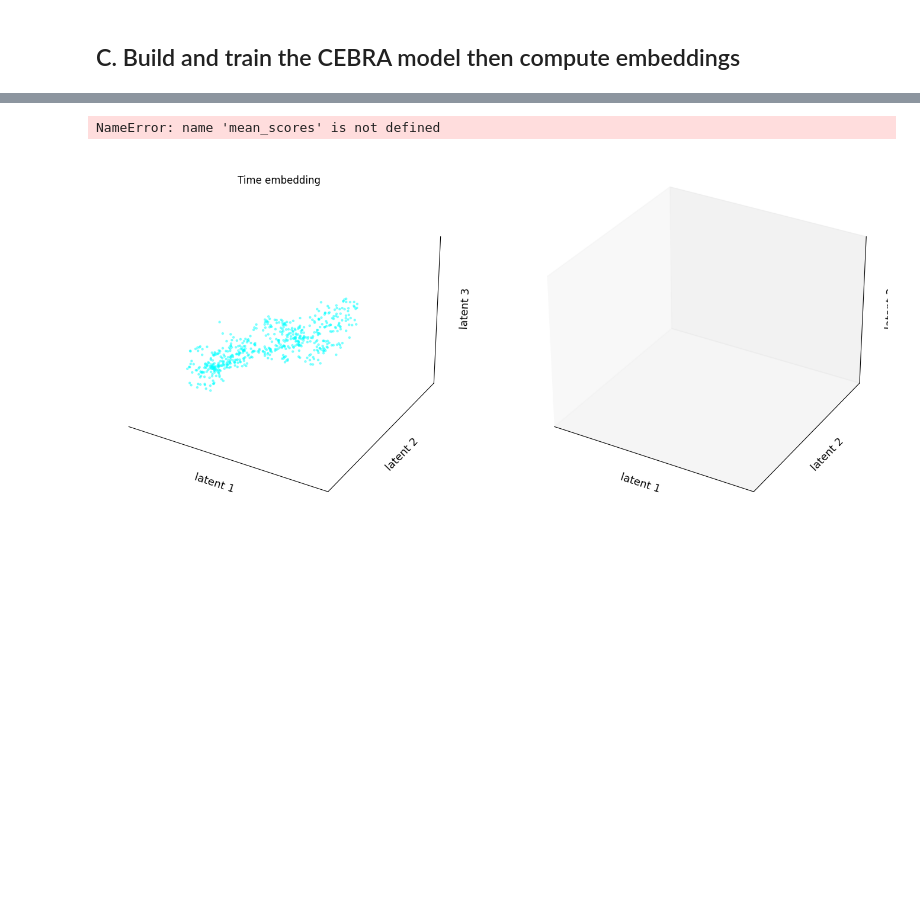
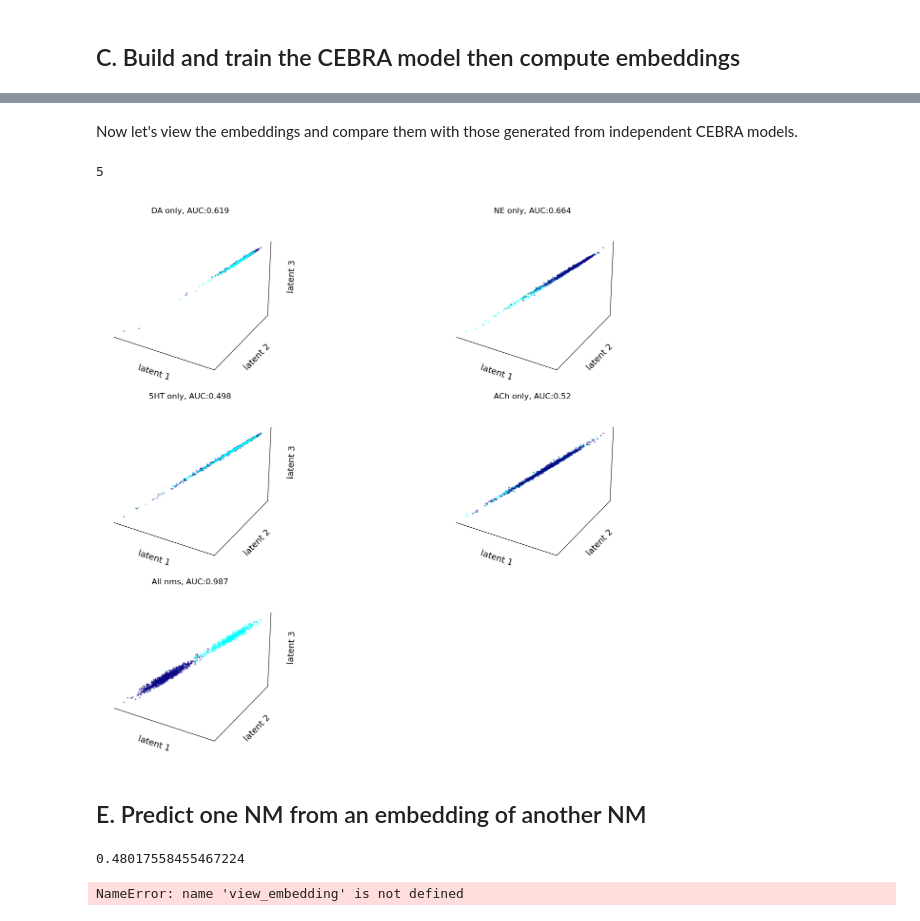
Before and after one commit to BrianNGitahi/CEBRA_Pack, a Jupyter notebook: notebooks/NM_prediction.ipynb, the cells around one changed output, grey strips where cells are left out. Drawn from its saved outputs; the diff is of its cells as text; code cells hidden in the pictures; blank space fills up the shorter version.

```diff
--- a/notebooks/NM_prediction.ipynb
+++ b/notebooks/NM_prediction.ipynb
@@ -99,0 +129,2 @@ False
+# %%
+expanded_ind_nms = [torch.from_numpy(np.hstack((ind_nm, zeros))) for ind_nm in formatted_ind_nms]
@@ -101,7 +137,7 @@ False
 ## C. Build and train the CEBRA model then compute embeddings
 # %%
 # train CEBRA on all nms then produce embeddings for individual nms
-def multi_embed_NMs(all_nms, ind_nms, b_label, max_iterations=2000, d=3, metric='euclidian', arch = 'offset10-model-mse'):
+def multi_embed_NMs(all_nms, ind_nms, b_label, max_iterations=2000, d=3, metric='euclidean', arch = 'offset10-model-mse'):
 
 
     # build time and behaviour models
@@ -133,11 +169,16 @@ def multi_embed_NMs(all_nms, ind_nms, b_label, max_iterations=2000, d=3, metric=
     cebra_time_model.fit(all_nms)
     cebra_behaviour_model.fit(all_nms, b_label)
 
-    # compute the embeddings
+    # compute the embeddings for the individual nms
     time_embeddings = [cebra_time_model.transform(ind_nm) for ind_nm in ind_nms]
     behaviour_embeddings = [cebra_behaviour_model.transform(ind_nm) for ind_nm in ind_nms]
 
+    # comput embeddings for all nms
+    time_embeddings.append(cebra_time_model.transform(all_nms))
+    behaviour_embeddings.append(cebra_behaviour_model.transform(all_nms))
+
+
     return time_embeddings, behaviour_embeddings
 # %%
-time_embeddings, behaviour_embeddings = multi_embed_NMs(all_nms=formatted_nms, ind_nms=formatted_ind_nms,b_label=reward_labels)
+time_embeddings, behaviour_embeddings = multi_embed_NMs(all_nms=formatted_nms, ind_nms=expanded_ind_nms,b_label=reward_labels)
 # %% [markdown]
@@ -150,3 +186,5 @@ Steps:
+# %% [markdown]
+Now let's view the embeddings and compare them with those generated from independent CEBRA models.
 # %%
 # define a function to view the embeddings
 def view(time_embedding, behaviour_embedding, labels, label_classes, size=5):
@@ -188,24 +226,19 @@ def view(time_embedding, behaviour_embedding, labels, label_classes, size=5):
     cebra.plot_embedding(embedding=behaviour_embedding[label_classes[1],:], embedding_labels=labels[label_classes[1]],ax=ax82,markersize=size, title='Behaviour embedding, AUC: {}'.format(np.round(mean_scores[1],2)),  cmap=colours[1])
 
     gs.tight_layout(figure=fig)
-# %%
-view(t_embed, b_embed, reward_labels, [rewarded,unrewarded])
-# %% [output]
-NameError: name 'mean_scores' is not defined
-[figure, removed]
 # %%
 # first make function to make the plots given a list of embeddings
-def plot4_embeddings(embeddings, labels , l_class, means=None, titles=['DA only', 'NE only', '5HT only', 'ACh only'], t=""):
+def plot4_embeddings(embeddings, labels , l_class, t=""):
 
     # number of plots
     n_plots = len(embeddings)
 
     n_columns = 2
-    n_rows = n_plots//n_columns
+    n_rows = (n_plots + 1) // n_columns
 
     # create axis
-    fig = plt.figure(figsize=(8,4*2))
-    gs = gridspec.GridSpec(2, 2, figure=fig)
+    fig = plt.figure(figsize=(16, 4*n_rows))
+    gs = gridspec.GridSpec(n_rows, n_columns, figure=fig)
 
     # colour
     c = ['cool','plasma','pink','winter']
@@ -230,8 +263,8 @@ def plot4_embeddings(embeddings, labels , l_class, means=None, titles=['DA only'
         ax.set_zticks([])
 
 
-        if means.any():
-            titles=['DA only, AUC:{}'.format(means[0]),'NE only, AUC:{}'.format(means[1]), '5HT only, AUC:{}'.format(means[2]), 'ACh only, AUC:{}'.format(means[3])]
+        aucs, errors = np.round(cp.get_auc(embeddings, labels),3)
+        titles=['DA only, AUC:{}'.format(aucs[0]),'NE only, AUC:{}'.format(aucs[1]), '5HT only, AUC:{}'.format(aucs[2]), 'ACh only, AUC:{}'.format(aucs[3]), f'All nms, AUC:{aucs[4]}']
 
 
         # plot the embedding
@@ -240,3 +273,15 @@ def plot4_embeddings(embeddings, labels , l_class, means=None, titles=['DA only'
 
     plt.suptitle(t, fontsize=15)
     plt.tight_layout()
+    plt.show()
+# %%
+len(behaviour_embeddings)
+# %% [output]
+5
+# %%
+# %matplotlib inline
+plot4_embeddings(behaviour_embeddings,reward_labels, [rewarded, unrewarded])
+# %% [output]
+[figure, added]
+# %% [markdown]
+## E. Predict one NM from an embedding of another NM
@@ -242,0 +293,8 @@ def plot4_embeddings(embeddings, labels , l_class, means=None, titles=['DA only'
+# %%
+score
+# %% [output]
+0.48017558455467224
+# %%
+view_embedding(input_nm, target_nm)
+# %% [output]
+NameError: name 'view_embedding' is not defined
```
Also changed, not shown: parts of 14 cells of this notebook, 1 other file.
